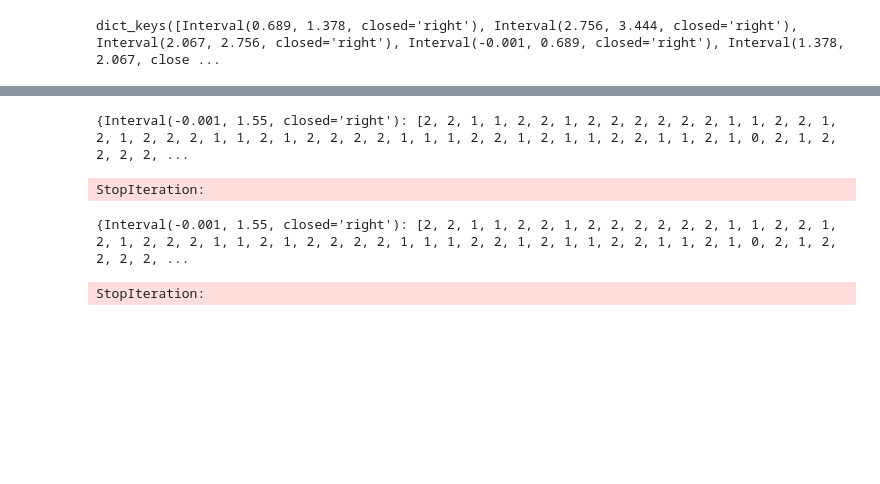
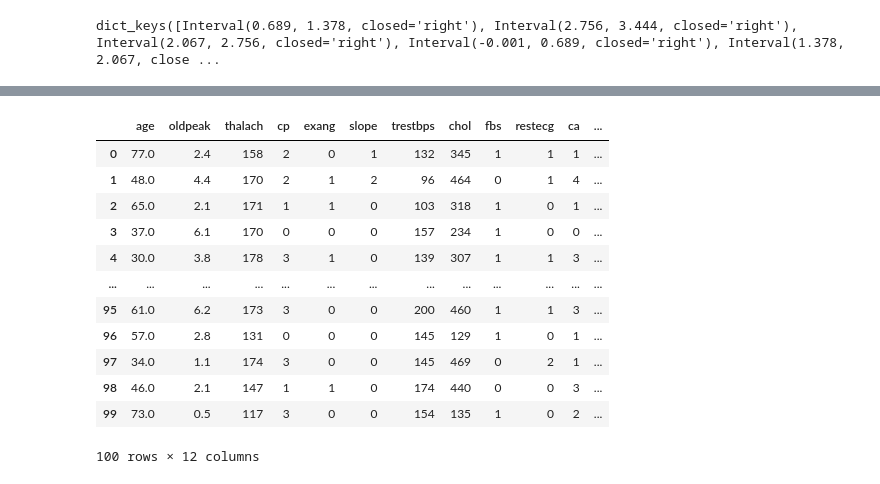
Before and after one commit to AlexThry/heart_diseases_big_data, a Jupyter notebook: data_generation/concept.ipynb, the cells around one changed output, grey strips where cells are left out. Cells and saved outputs as stored; diff of their text form; code cells hidden in the pictures; blank space fills up the shorter version.

Commit message:
[feature] data generation

```diff
--- a/data_generation/concept.ipynb
+++ b/data_generation/concept.ipynb
@@ -288,31 +283,44 @@ feur
 # %%
-def create_df():
+df = pd.read_csv('../data/heart_dataset.csv')
 
-    age_thalach = create_correlation_dict(df_bins, 'age', 'thalach', force=True)
-    oldpeak_slope = create_correlation_dict(df_bins, 'oldpeak', 'slope', 4, force=True)
-    exang_oldpeak = create_correlation_dict(df_bins, 'oldpeak', 'exang', force=True)
-    cp_thalach = create_correlation_dict(df_bins, 'thalach', 'cp', force=True)
+def create_df(df_input):
 
-    print(oldpeak_slope)
+    df_columns = ['trestbps', 'chol', 'fbs', 'restecg', 'ca', 'thal']
+
+    age_thalach = create_correlation_dict(df_input, 'age', 'thalach', force=True)
+    oldpeak_slope = create_correlation_dict(df_input, 'oldpeak', 'slope', 4, force=True)
+    exang_oldpeak = create_correlation_dict(df_input, 'oldpeak', 'exang', 4, force=True)
+    cp_thalach = create_correlation_dict(df_input, 'thalach', 'cp', force=True)
 
     df = pd.DataFrame(columns=['age', 'oldpeak'])
 
     for i in range(100):
-        df.loc[i] = [random.randint(29, 77), random.uniform(0, 6.2)]
+        df.loc[i] = [random.randint(29, 77), round(random.uniform(0, 6.2), 1)]
 
     df['thalach'] = generate_values(df, 'age', age_thalach)
     df['cp'] = generate_values(df, 'thalach', cp_thalach)
     df['exang'] = generate_values(df, 'oldpeak', exang_oldpeak)
     df['slope'] = generate_values(df, 'oldpeak', oldpeak_slope)
 
+    for column in df_columns:
+        min_val = df_input[column].min()
+        max_val = df_input[column].max()
+        df[column] = [random.randint(min_val, max_val) if df_input[column].dtype == 'int64' else round(random.uniform(min_val, max_val), 1) for _ in range(len(df))]
+
     return df
 
-create_df()
+create_df(df)
 # %% [output]
+|  | age | oldpeak | thalach | cp | exang | slope | trestbps | chol | fbs | restecg | ca | ... |
+| 0 | 77.0 | 2.4 | 158 | 2 | 0 | 1 | 132 | 345 | 1 | 1 | 1 | ... |
+| 1 | 48.0 | 4.4 | 170 | 2 | 1 | 2 | 96 | 464 | 0 | 1 | 4 | ... |
+| 2 | 65.0 | 2.1 | 171 | 1 | 1 | 0 | 103 | 318 | 1 | 0 | 1 | ... |
+| 3 | 37.0 | 6.1 | 170 | 0 | 0 | 0 | 157 | 234 | 1 | 0 | 0 | ... |
+| 4 | 30.0 | 3.8 | 178 | 3 | 1 | 0 | 139 | 307 | 1 | 1 | 3 | ... |
+| ... | ... | ... | ... | ... | ... | ... | ... | ... | ... | ... | ... | ... |
+| 95 | 61.0 | 6.2 | 173 | 3 | 0 | 0 | 200 | 460 | 1 | 1 | 3 | ... |
+| 96 | 57.0 | 2.8 | 131 | 0 | 0 | 0 | 145 | 129 | 1 | 0 | 1 | ... |
+| 97 | 34.0 | 1.1 | 174 | 3 | 0 | 0 | 145 | 469 | 0 | 2 | 1 | ... |
+| 98 | 46.0 | 2.1 | 147 | 1 | 1 | 0 | 174 | 440 | 0 | 0 | 3 | ... |
+| 99 | 73.0 | 0.5 | 117 | 3 | 0 | 0 | 154 | 135 | 1 | 0 | 2 | ... |
-{Interval(-0.001, 1.55, closed='right'): [2, 2, 1, 1, 2, 2, 1, 2, 2, 2, 2, 2, 2, 1, 1, 2, 2, 1, 2, 1, 2, 2, 2, 1, 1, 2, 1, 2, 2, 2, 2, 1, 1, 1, 2, 2, 1, 2, 1, 1, 2, 2, 1, 1, 2, 1, 0, 2, 1, 2, 2, 2, 2, ...
+100 rows × 12 columns
-StopIteration:
-# %%
-create_df()
-# %% [output]
-{Interval(-0.001, 1.55, closed='right'): [2, 2, 1, 1, 2, 2, 1, 2, 2, 2, 2, 2, 2, 1, 1, 2, 2, 1, 2, 1, 2, 2, 2, 1, 1, 2, 1, 2, 2, 2, 2, 1, 1, 1, 2, 2, 1, 2, 1, 1, 2, 2, 1, 1, 2, 1, 0, 2, 1, 2, 2, 2, 2, ...
-StopIteration:
```
Also changed, not shown: parts of 5 cells of this notebook.
